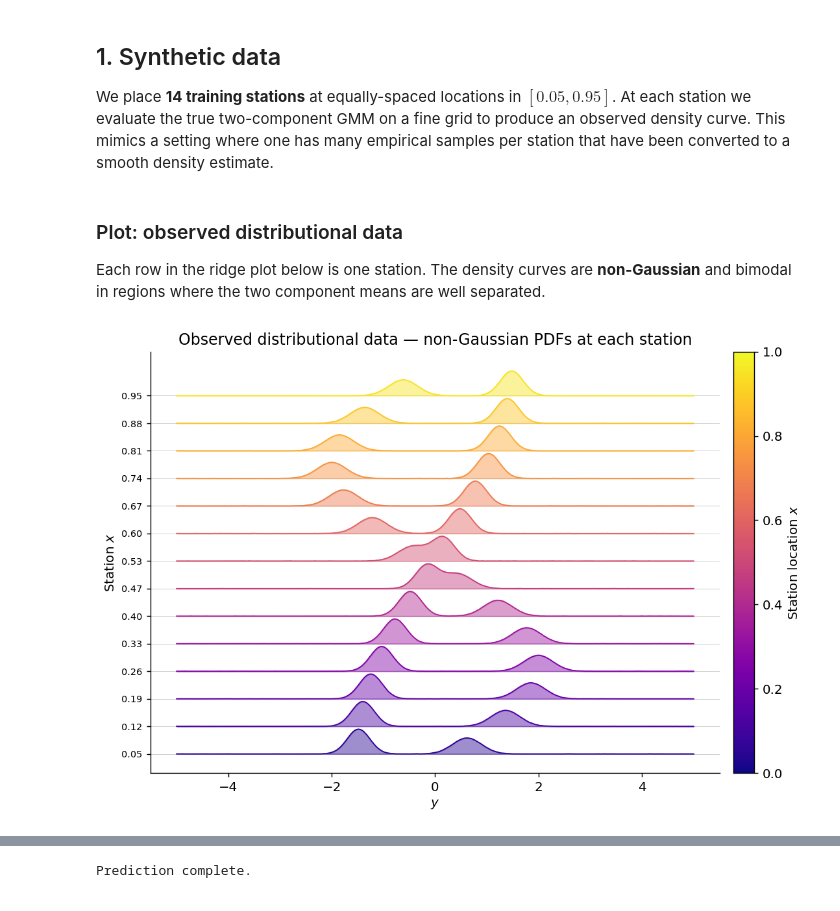
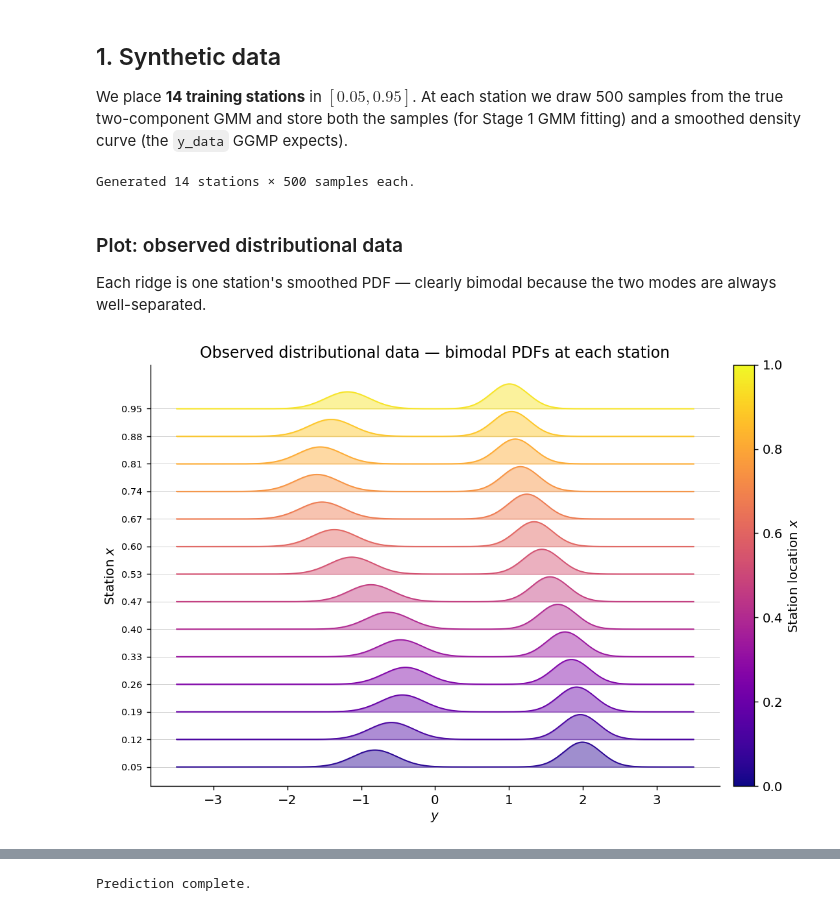
Before and after one commit to lbl-camera/fvGP, a Jupyter notebook: examples/ggmp_1d_demo.ipynb, the cells around one changed output, grey strips where cells are left out. Drawn from its saved outputs; the diff is of its cells as text; code cells hidden in the pictures.

```diff
--- a/examples/ggmp_1d_demo.ipynb
+++ b/examples/ggmp_1d_demo.ipynb
@@ -37,68 +39,77 @@ BLUE, ORANGE, GREEN, RED = "#3A86FF", "#FF6B35", "#2EC4B6", "#E63946"
 # %% [markdown]
 ## 1. Synthetic data
 
-We place **14 training stations** at equally-spaced locations in $[0.05, 0.95]$. At each station we evaluate the true two-component GMM on a fine grid to produce an observed density curve. This mimics a setting where one has many empirical samples per station that have been converted to a smooth density estimate.
+We place **14 training stations** in $[0.05, 0.95]$.  At each station we draw 500 samples from the true two-component GMM and store both the samples (for Stage 1 GMM fitting) and a smoothed density curve (the `y_data` GGMP expects).
 # %%
-# ── True generating process ───────────────────────────────────────────────────
+# True generating process.  Non-crossing component means keep sort-by-mean
+# alignment correct across stations.
 K = 2
-w_true  = np.array([0.45, 0.55])
-sigma1, sigma2 = 0.28, 0.22
+w_true = np.array([0.45, 0.55])
+sigma1, sigma2 = 0.30, 0.25
 
-# np.squeeze ensures scalar input → 0-D output (NumPy 2.0 compatible)
-def mu1(x): return np.squeeze(2.0  * np.sin(2 * np.pi * np.asarray(x, dtype=float).ravel()))
-def mu2(x): return np.squeeze(-1.5 * np.cos(np.pi     * np.asarray(x, dtype=float).ravel()))
+def mu1(x):
+    """Lower mode: always in [-1.6, -0.4]."""
+    return np.squeeze(-1.0 + 0.6 * np.sin(2 * np.pi * np.asarray(x, dtype=float).ravel()))
 
-# ── Training stations ─────────────────────────────────────────────────────────
+def mu2(x):
+    """Upper mode: always in [1.0, 2.0]."""
+    return np.squeeze( 1.5 + 0.5 * np.cos(np.pi     * np.asarray(x, dtype=float).ravel()))
+
 N_train = 14
 x_train = np.linspace(0.05, 0.95, N_train).reshape(-1, 1)
+domain  = np.linspace(-3.5, 3.5, 300)
 
-domain = np.linspace(-5.0, 5.0, 300)
+n_samples_per_station = 500
+y_data = []
+station_samples = []
+for xi in x_train[:, 0]:
+    m1, m2 = float(mu1(xi)), float(mu2(xi))
 
-y_data = []
-for xi in x_train[:, 0]:          # iterate as scalars
-    m1 = float(mu1(xi))           # mu1 returns 0-D array → float() is fine
-    m2 = float(mu2(xi))
+    # Sample from the true GMM at this station
+    comp = rng.choice(2, size=n_samples_per_station, p=w_true)
+    samp = np.where(comp == 0,
+                    rng.normal(m1, sigma1, n_samples_per_station),
+                    rng.normal(m2, sigma2, n_samples_per_station))
+    station_samples.append(samp)
+
+    # Smooth density on a shared grid (this is what y_data must contain)
     dens = (w_true[0] * norm.pdf(domain, m1, sigma1) +
             w_true[1] * norm.pdf(domain, m2, sigma2))
-    # Add a tiny amount of noise so the density is not perfectly analytical
-    dens = np.maximum(dens + rng.normal(0, 2e-3, domain.shape), 0.0)
     y_data.append((domain.copy(), dens))
 
-# ── Fine prediction grid ──────────────────────────────────────────────────────
 N_pred = 120
 x_pred = np.linspace(0.0, 1.0, N_pred).reshape(-1, 1)
+
+print(f"Generated {N_train} stations × {n_samples_per_station} samples each.")
+# %% [output]
+Generated 14 stations × 500 samples each.
 # %% [markdown]
 ### Plot: observed distributional data
 
-Each row in the ridge plot below is one station.  The density curves are **non-Gaussian** and bimodal in regions where the two component means are well separated.
+Each ridge is one station's smoothed PDF — clearly bimodal because the two modes are always well-separated.
 # %%
 fig, ax = plt.subplots(figsize=(9, 6))
-
-cmap   = plt.cm.plasma
-vmin, vmax = 0.0, 1.0
-offset_scale = 1.5   # vertical spacing between ridges
+cmap = plt.cm.plasma
+offset_scale = 1.5
 
 for i, (xi, (dom, dens)) in enumerate(zip(x_train[:, 0], y_data)):
     offset = i * offset_scale
     norm_dens = dens / (dens.max() + 1e-12) * offset_scale * 0.9
-    color = cmap((xi - vmin) / (vmax - vmin))
-
+    color = cmap(xi)
     ax.fill_between(dom, offset, offset + norm_dens, alpha=0.45, color=color)
     ax.plot(dom, offset + norm_dens, lw=1.0, color=color)
     ax.axhline(offset, color="#cccccc", lw=0.5, zorder=0)
 
-sm = plt.cm.ScalarMappable(cmap=cmap, norm=plt.Normalize(vmin, vmax))
+sm = plt.cm.ScalarMappable(cmap=cmap, norm=plt.Normalize(0, 1))
 sm.set_array([])
 cb = fig.colorbar(sm, ax=ax, pad=0.02)
 cb.set_label("Station location $x$")
 
 ax.set_xlabel("$y$")
-ax.set_ylabel("Station index (offset)")
 ax.set_yticks(np.arange(N_train) * offset_scale)
 ax.set_yticklabels([f"{xi:.2f}" for xi in x_train[:, 0]], fontsize=8)
 ax.set_ylabel("Station $x$")
-ax.set_title("Observed distributional data — non-Gaussian PDFs at each station")
-plt.tight_layout()
-plt.show()
+ax.set_title("Observed distributional data — bimodal PDFs at each station")
+plt.tight_layout(); plt.show()
 # %% [output]
-[figure, old version]
+[figure, new version]
```
Also changed, not shown: parts of 18 cells of this notebook.
